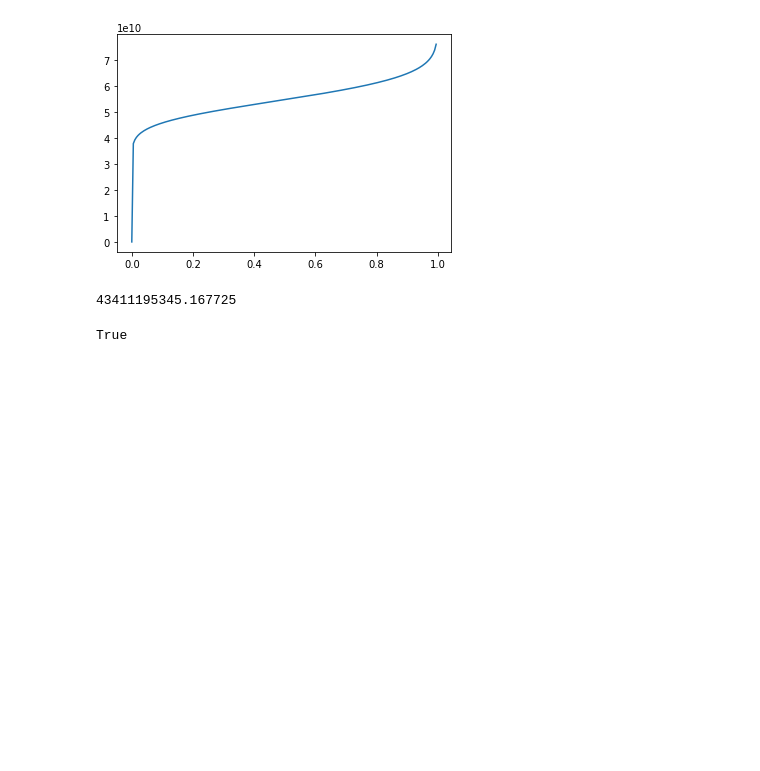
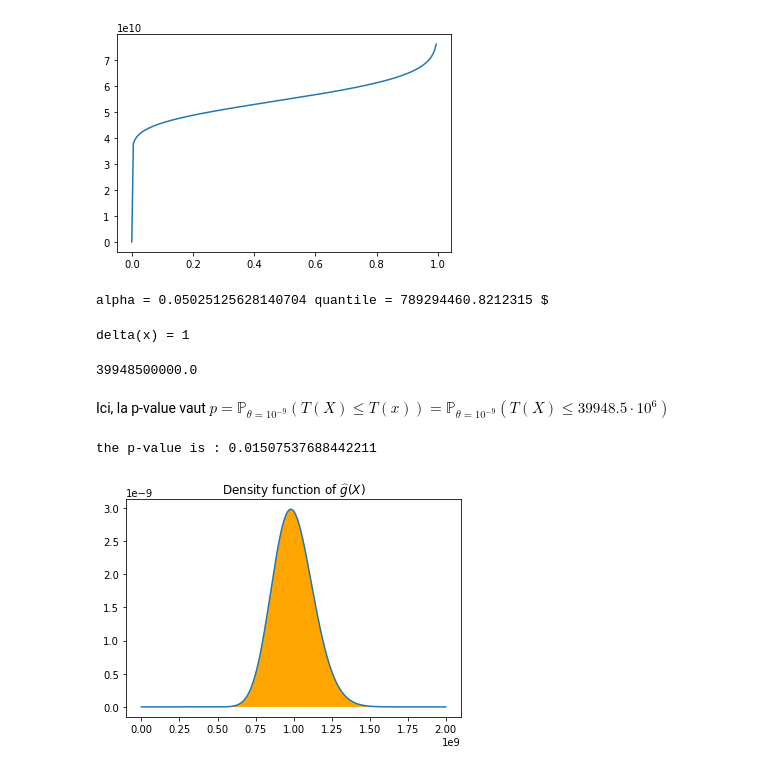
Before and after one commit to simonqueric/MDI220_project, a Jupyter notebook: project_simon_queric.ipynb, the cells around one changed output. Saved outputs shown, nothing was run; the diff lists cells and outputs as text; code cells hidden in the pictures; blank space fills up the shorter version.

Commit message:
question 2.3

```diff
--- a/project_simon_queric.ipynb
+++ b/project_simon_queric.ipynb
@@ -159,12 +160,41 @@ plt.show()
 # %% [output]
 [figure]
 # %%
-y_out[10] # 0.05-quantile pour une fonction Gamma(55, 10^-9)
+print('alpha =', x_in[10], 'quantile =', y_out[10], '$') # 0.05-quantile pour une fonction Gamma(55, 10^-9)
 # %% [output]
-43411195345.167725
+alpha = 0.05025125628140704 quantile = 789294460.8212315 $
 # %%
 ## Test T(x) < c ##
+c = y_out[10]
 
-df['Cost'].sum() * 10**6 < y_out[10]
+if df['Cost'].sum() * 10**6 < c :
+    print('delta(x) = 1')
+else :
+    print('delta(x) = 0')
 # %% [output]
-True
+delta(x) = 1
+# %%
+df['Cost'].sum()*10**6
+# %% [output]
+39948500000.0
+# %% [markdown]
+Ici, la p-value vaut $p = \mathbb{P}_{\theta=10^{-9}}(T(X) \leqslant T(x))
+= \mathbb{P}_{\theta=10^{-9}}(T(X) \leqslant 39948.5\cdot 10^6)$
+# %%
+print('the p-value is :', x_in[3])
+# %% [output]
+the p-value is : 0.01507537688442211
+# %%
+## Question 4 ##
+
+#define x-axis values
+x = np.linspace(0, 2*10**9, 1000)
+#calculate pdf of Gamma distribution for each x-value
+y = stats.gamma.pdf(x, a=55, scale=10**9/55)
+
+plt.plot(x, y)
+plt.fill(x,y, 'orange')
+plt.title('Density function of $\widehat{g}(X)$')
+plt.show()
+# %% [output]
+[figure, added]
```
Also changed, not shown: parts of 13 cells of this notebook.
